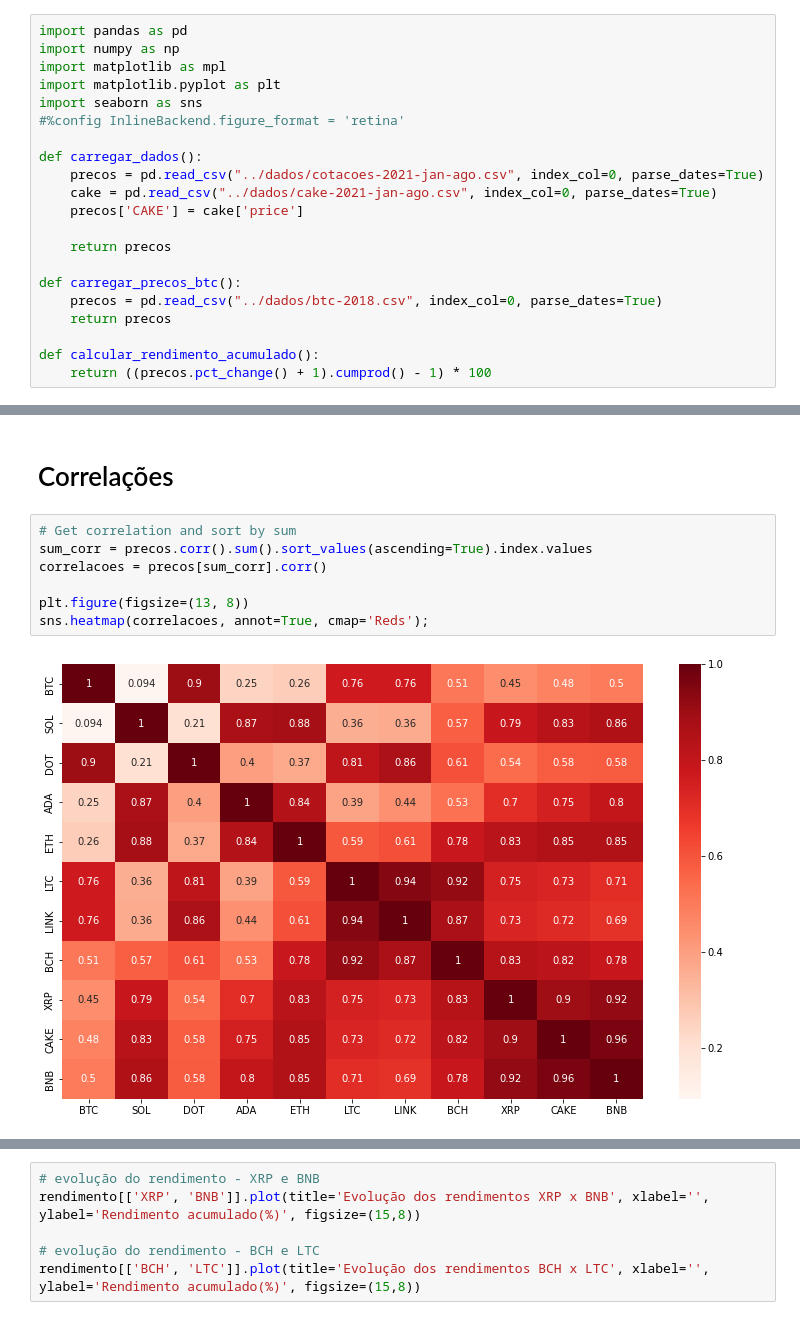
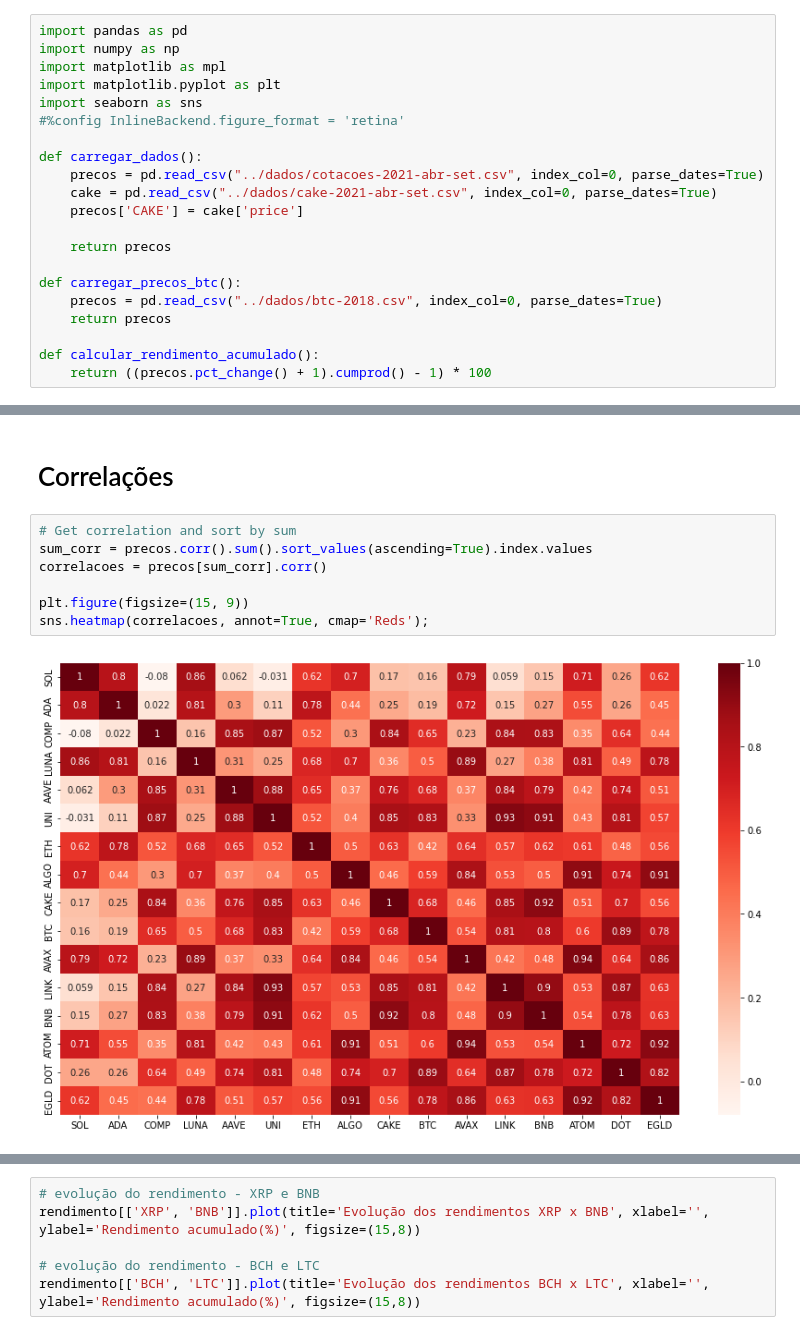
Before and after one commit to lamartinet/cripto, a Jupyter notebook: portfolio/src/correlacoes.ipynb, the cells around one changed output, grey strips where cells are left out. Drawn from its saved outputs; the diff is of its cells as text.

```diff
--- a/portfolio/src/correlacoes.ipynb
+++ b/portfolio/src/correlacoes.ipynb
@@ -7,8 +7,8 @@ import seaborn as sns
 #%config InlineBackend.figure_format = 'retina'
 
 def carregar_dados():
-    precos = pd.read_csv("../dados/cotacoes-2021-jan-ago.csv", index_col=0, parse_dates=True)
-    cake = pd.read_csv("../dados/cake-2021-jan-ago.csv", index_col=0, parse_dates=True)
+    precos = pd.read_csv("../dados/cotacoes-2021-abr-set.csv", index_col=0, parse_dates=True)
+    cake = pd.read_csv("../dados/cake-2021-abr-set.csv", index_col=0, parse_dates=True)
     precos['CAKE'] = cake['price']
 
     return precos
@@ -61,12 +77,12 @@ NameError: name 'rendimento_final' is not defined
 # %%
 # Get correlation and sort by sum
 sum_corr = precos.corr().sum().sort_values(ascending=True).index.values
 correlacoes = precos[sum_corr].corr()
 
-plt.figure(figsize=(13, 8))
+plt.figure(figsize=(15, 9))
 sns.heatmap(correlacoes, annot=True, cmap='Reds');
 # %% [output]
-[figure, old version]
+[figure, new version]
 # %%
 # evolução do rendimento - cake e bnb
 rendimento[['CAKE', 'BNB']].plot(title='Evolução dos rendimentos CAKE x BNB', xlabel='', ylabel='Rendimento acumulado(%)', figsize=(15,8))
```
Also changed, not shown: parts of 4 cells of this notebook, 3 other files.
